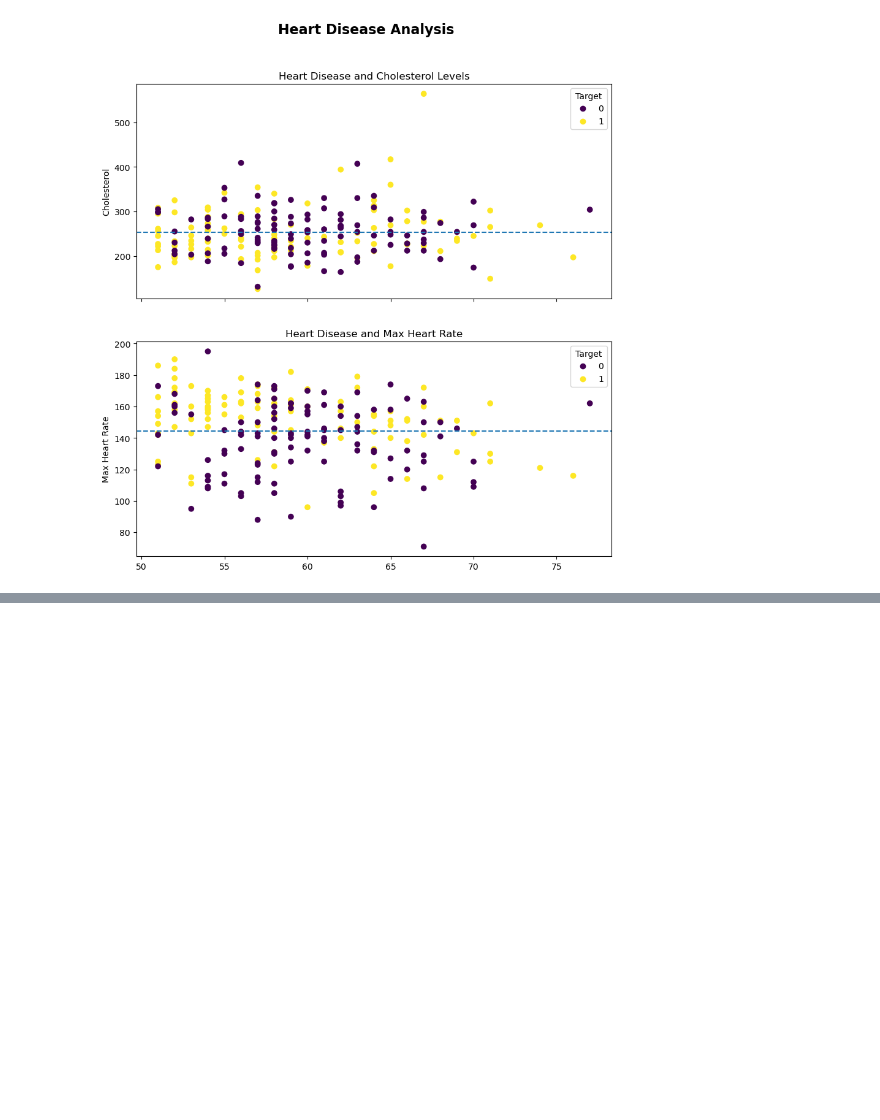
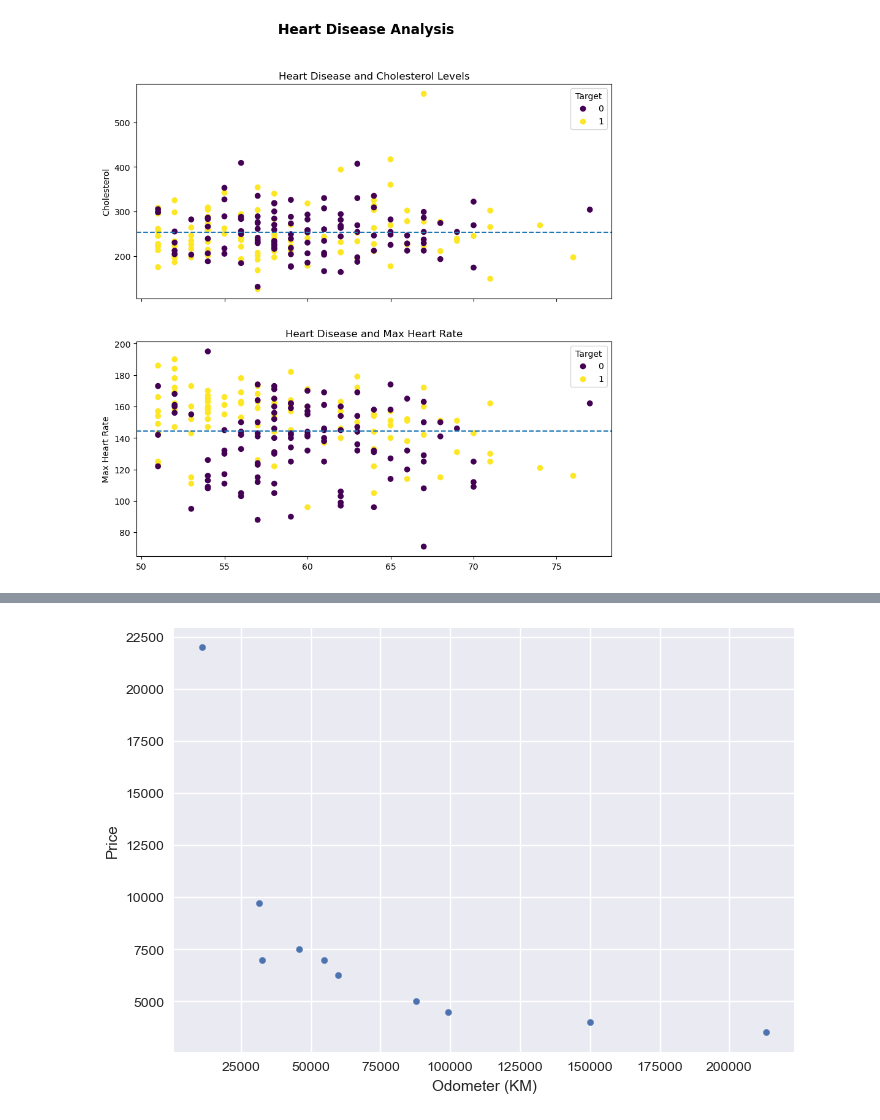
Before and after one commit to mythz-library/LRN-Data-Science, a Jupyter notebook: 03-matplotlib.ipynb, the cells around one changed output, grey strips where cells are left out. Saved outputs shown, nothing was run; the diff lists cells and outputs as text; code cells hidden in the pictures; blank space fills up the shorter version.

```diff
--- a/03-matplotlib.ipynb
+++ b/03-matplotlib.ipynb
@@ -707,0 +755,4 @@ fig.suptitle("Heart Disease Analysis", fontsize=16, fontweight="bold");
+# %%
+car_sales.plot(x="Odometer (KM)", y="Price", kind="scatter");
+# %% [output]
+[figure, added]
```
Also changed, not shown: parts of 24 cells of this notebook.
